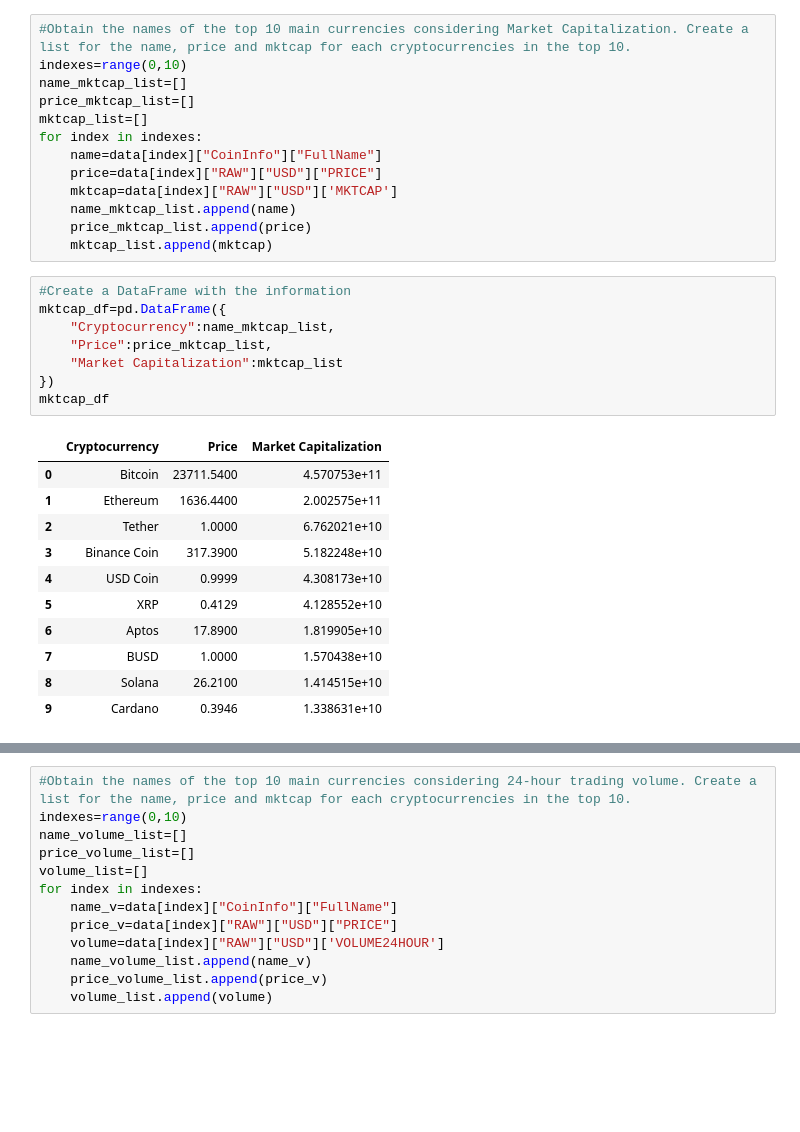
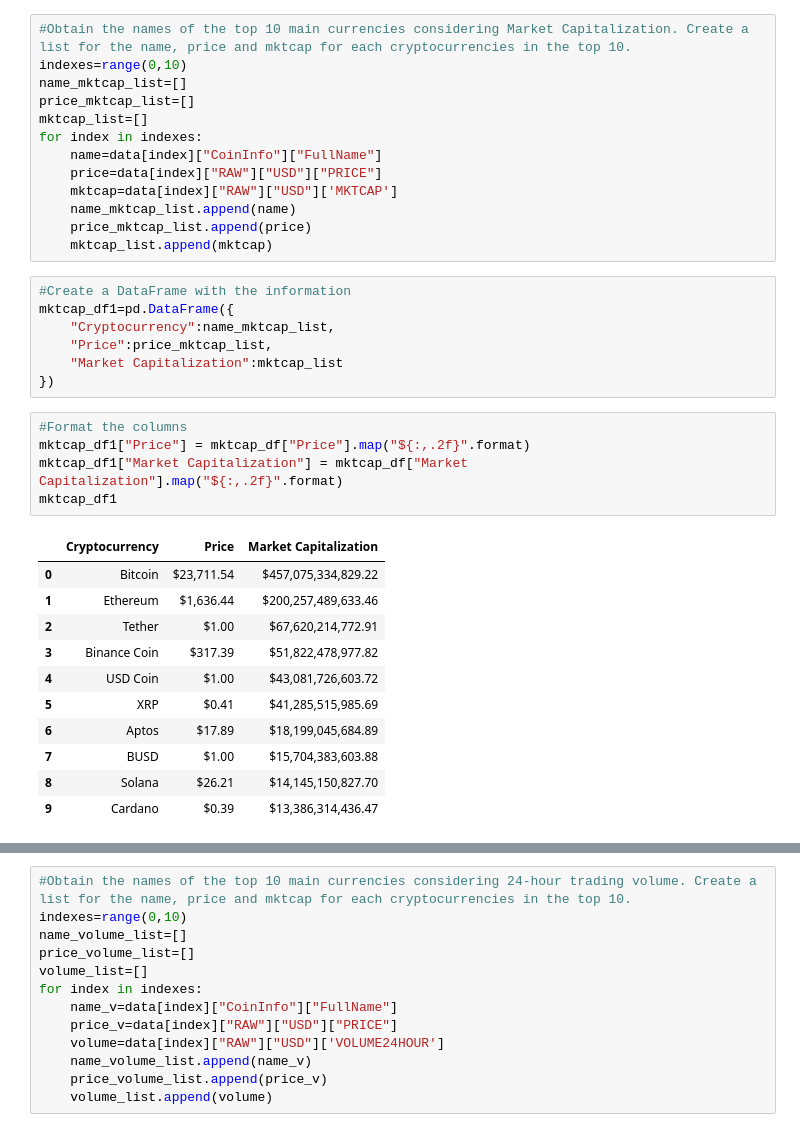
Before and after one commit to JosefinadeSolminihac/project_1, a Jupyter notebook: cryptocompare_jds.ipynb, the cells around one changed output, grey strips where cells are left out. Drawn from its saved outputs; the diff is of its cells as text; blank space fills up the shorter version.

```diff
--- a/cryptocompare_jds.ipynb
+++ b/cryptocompare_jds.ipynb
@@ -28,21 +30,25 @@ for index in indexes:
     mktcap_list.append(mktcap)
 # %%
 #Create a DataFrame with the information
-mktcap_df=pd.DataFrame({
+mktcap_df1=pd.DataFrame({
     "Cryptocurrency":name_mktcap_list,
     "Price":price_mktcap_list,
     "Market Capitalization":mktcap_list
 })
-mktcap_df
-# %% [output]
-|  | Cryptocurrency | Price | Market Capitalization |
-| 0 | Bitcoin | 23711.5400 | 4.570753e+11 |
-| 1 | Ethereum | 1636.4400 | 2.002575e+11 |
-| 2 | Tether | 1.0000 | 6.762021e+10 |
-| 3 | Binance Coin | 317.3900 | 5.182248e+10 |
-| 4 | USD Coin | 0.9999 | 4.308173e+10 |
-| 5 | XRP | 0.4129 | 4.128552e+10 |
-| 6 | Aptos | 17.8900 | 1.819905e+10 |
-| 7 | BUSD | 1.0000 | 1.570438e+10 |
-| 8 | Solana | 26.2100 | 1.414515e+10 |
-| 9 | Cardano | 0.3946 | 1.338631e+10 |
+# %%
+#Format the columns
+mktcap_df1["Price"] = mktcap_df["Price"].map("${:,.2f}".format)
+mktcap_df1["Market Capitalization"] = mktcap_df["Market Capitalization"].map("${:,.2f}".format)
+mktcap_df1
+# %% [output]
+|  | Cryptocurrency | Price | Market Capitalization |
+| 0 | Bitcoin | $23,711.54 | $457,075,334,829.22 |
+| 1 | Ethereum | $1,636.44 | $200,257,489,633.46 |
+| 2 | Tether | $1.00 | $67,620,214,772.91 |
+| 3 | Binance Coin | $317.39 | $51,822,478,977.82 |
+| 4 | USD Coin | $1.00 | $43,081,726,603.72 |
+| 5 | XRP | $0.41 | $41,285,515,985.69 |
+| 6 | Aptos | $17.89 | $18,199,045,684.89 |
+| 7 | BUSD | $1.00 | $15,704,383,603.88 |
+| 8 | Solana | $26.21 | $14,145,150,827.70 |
+| 9 | Cardano | $0.39 | $13,386,314,436.47 |
```
Also changed, not shown: parts of 7 cells of this notebook.
